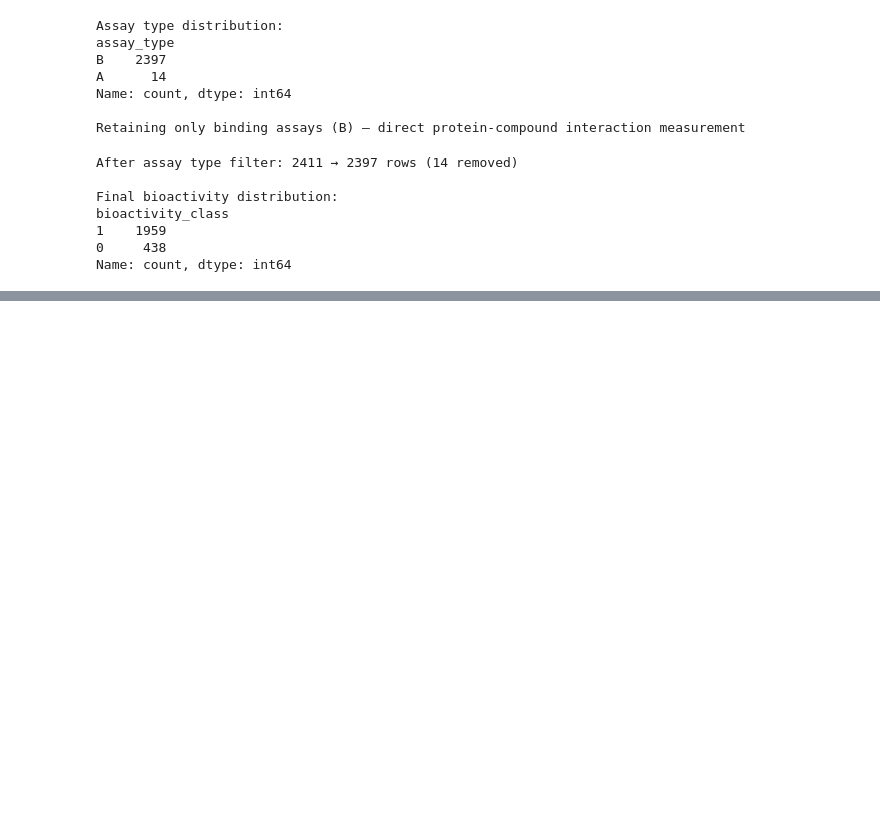
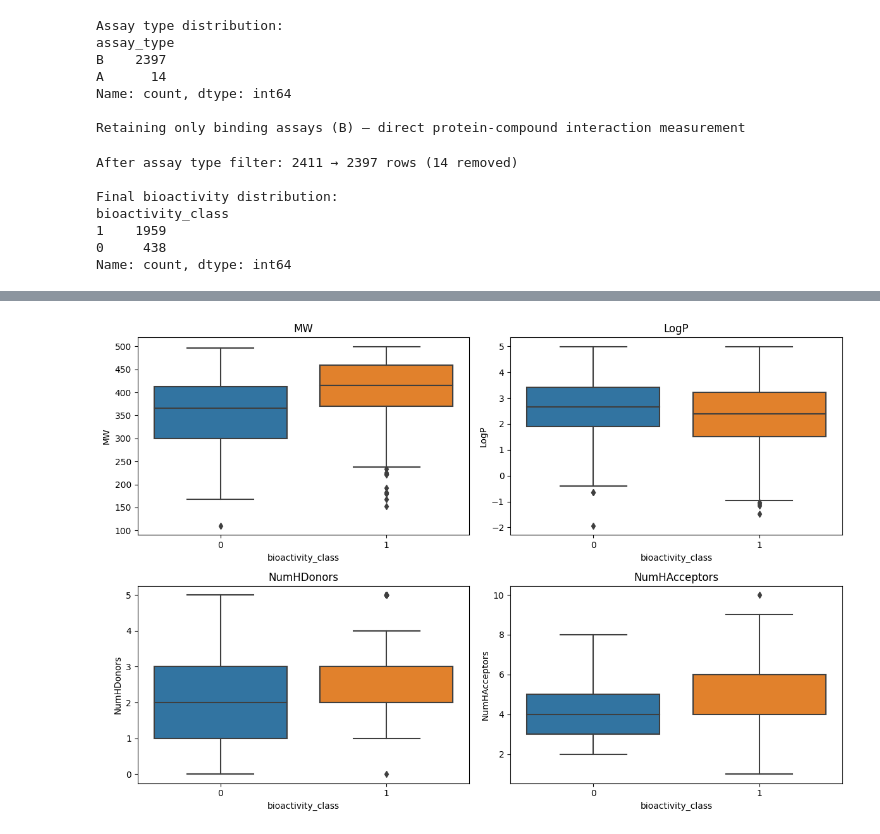
Before and after one commit to syedasonianaz/drug_discovery_mmp9, a Jupyter notebook: machine_learning/drug_discovery/notebook/data_clean.ipynb, the cells around one changed output, grey strips where cells are left out. Drawn from its saved outputs; the diff is of its cells as text; code cells hidden in the pictures; blank space fills up the shorter version.

```diff
--- a/machine_learning/drug_discovery/notebook/data_clean.ipynb
+++ b/machine_learning/drug_discovery/notebook/data_clean.ipynb
@@ -284,0 +353,15 @@ Name: count, dtype: int64
+# %%
+props = ["MW", "LogP", "NumHDonors", "NumHAcceptors"]
+
+fig, axes = plt.subplots(2, 2, figsize=(12, 8))
+
+# axes.flatten() gives us 4 individual plot areas
+# props gives us 4 individual column names
+for ax, prop in zip(axes.flatten(), props):
+    # Use 'prop' (the current item in the loop), NOT 'props' (the whole list)
+    sns.boxplot(data=df, x="bioactivity_class", y=prop, ax=ax)
+    ax.set_title(prop)
+
+plt.tight_layout()
+# %% [output]
+[figure, added]
```
Also changed, not shown: parts of 26 cells of this notebook, 1 other file.
